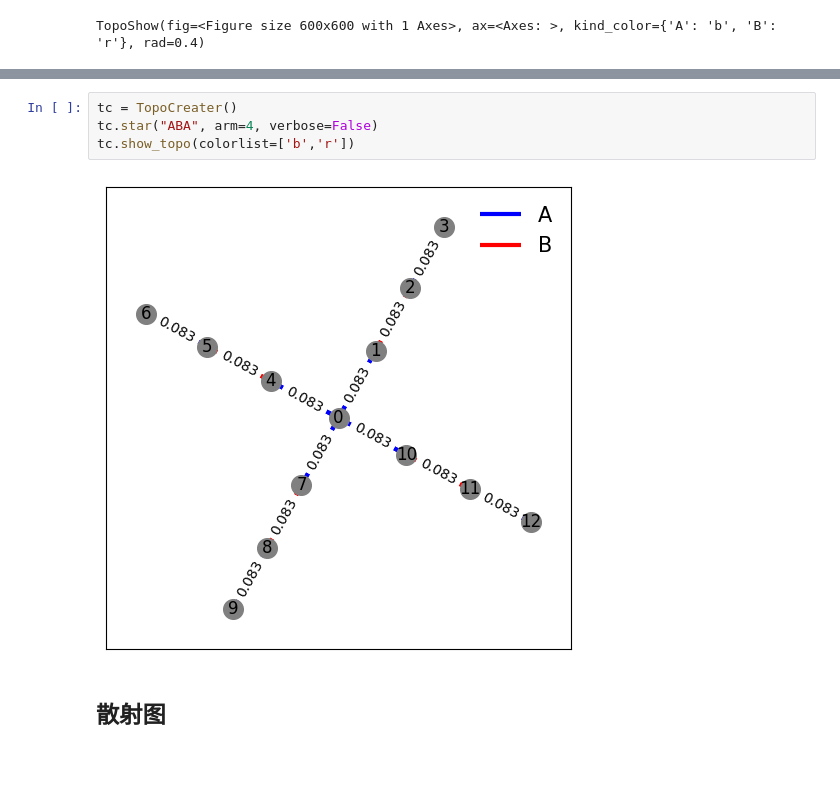
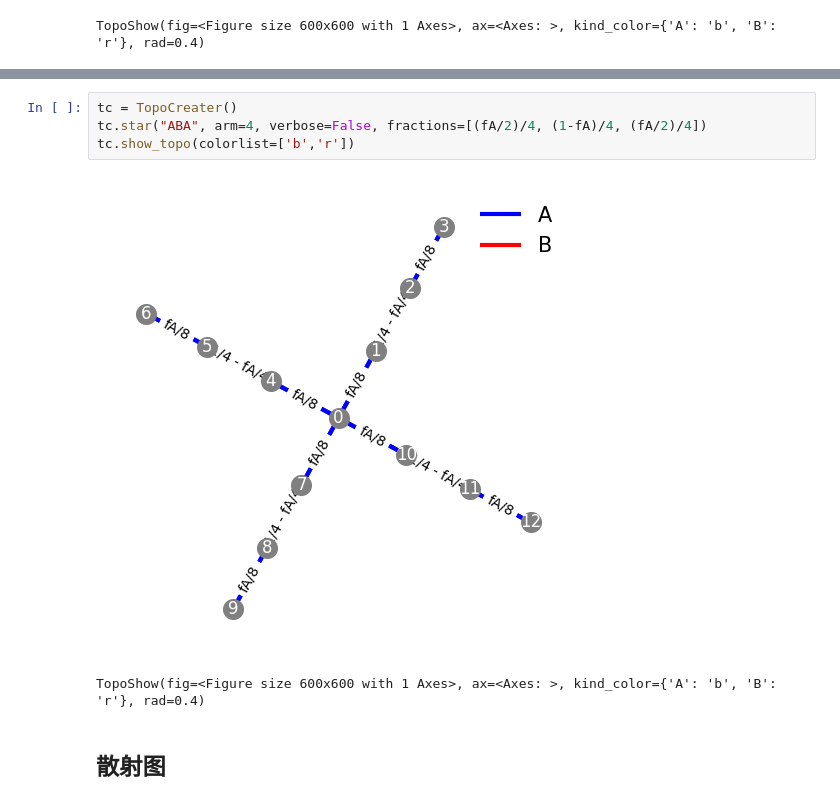
Before and after one commit to KangruiYuan/SimuBox, a Jupyter notebook: Demos/Scripts.ipynb, the cells around one changed output, grey strips where cells are left out. Saved outputs shown, nothing was run; the diff lists cells and outputs as text; blank space fills up the shorter version.

Commit message:
refactor topos

```diff
--- a/Demos/Scripts.ipynb
+++ b/Demos/Scripts.ipynb
@@ -51,9 +51,10 @@ res = tc.ODT(fs=np.linspace(0.1, 0.9, 20))
 # %%
 tc = TopoCreater()
-tc.star("ABA", arm=4, verbose=False)
+tc.star("ABA", arm=4, verbose=False, fractions=[(fA/2)/4, (1-fA)/4, (fA/2)/4])
 tc.show_topo(colorlist=['b','r'])
 # %% [output]
-[figure, old version]
+[figure, new version]
+TopoShow(fig=<Figure size 600x600 with 1 Axes>, ax=<Axes: >, kind_color={'A': 'b', 'B': 'r'}, rad=0.4)
 # %% [markdown]
 ## 散射图
 # %%
```
Also changed, not shown: parts of 11 cells of this notebook, 1 other file.
